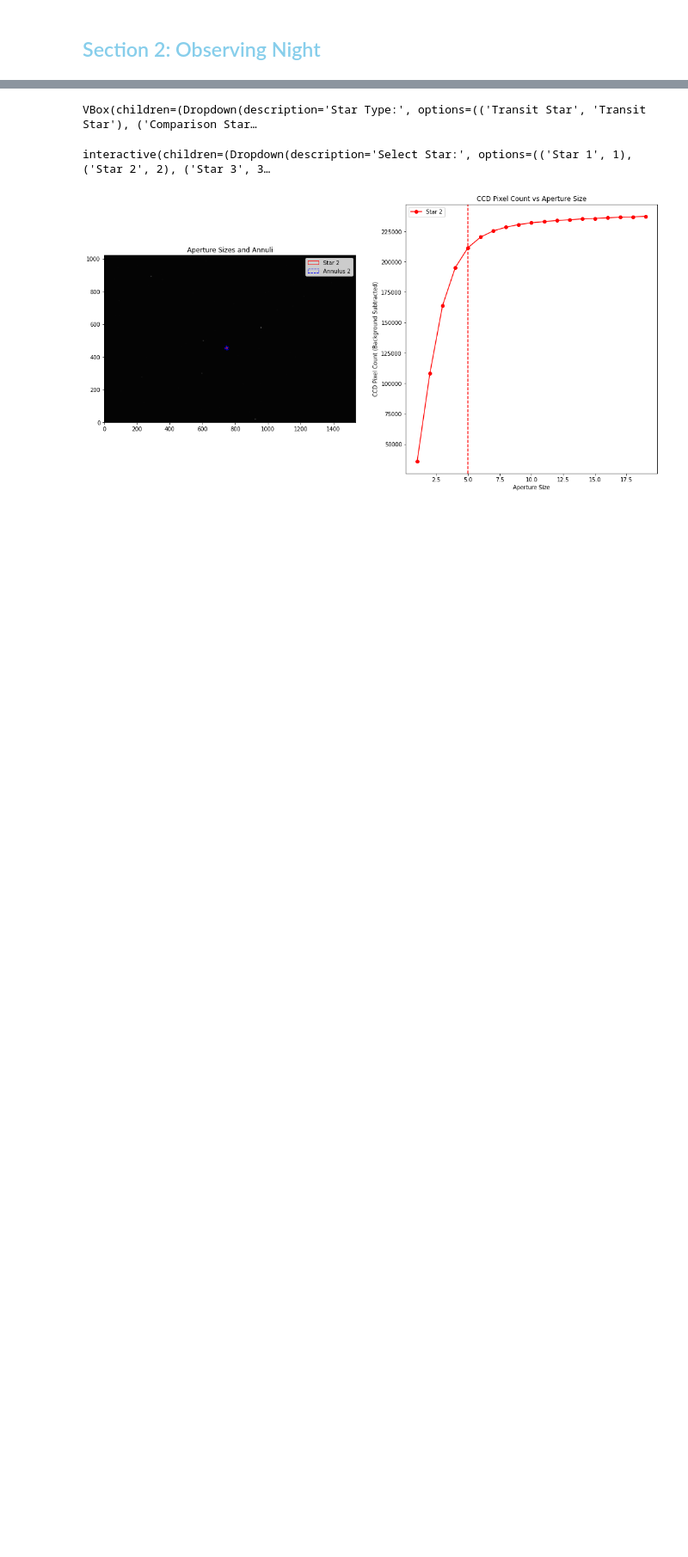
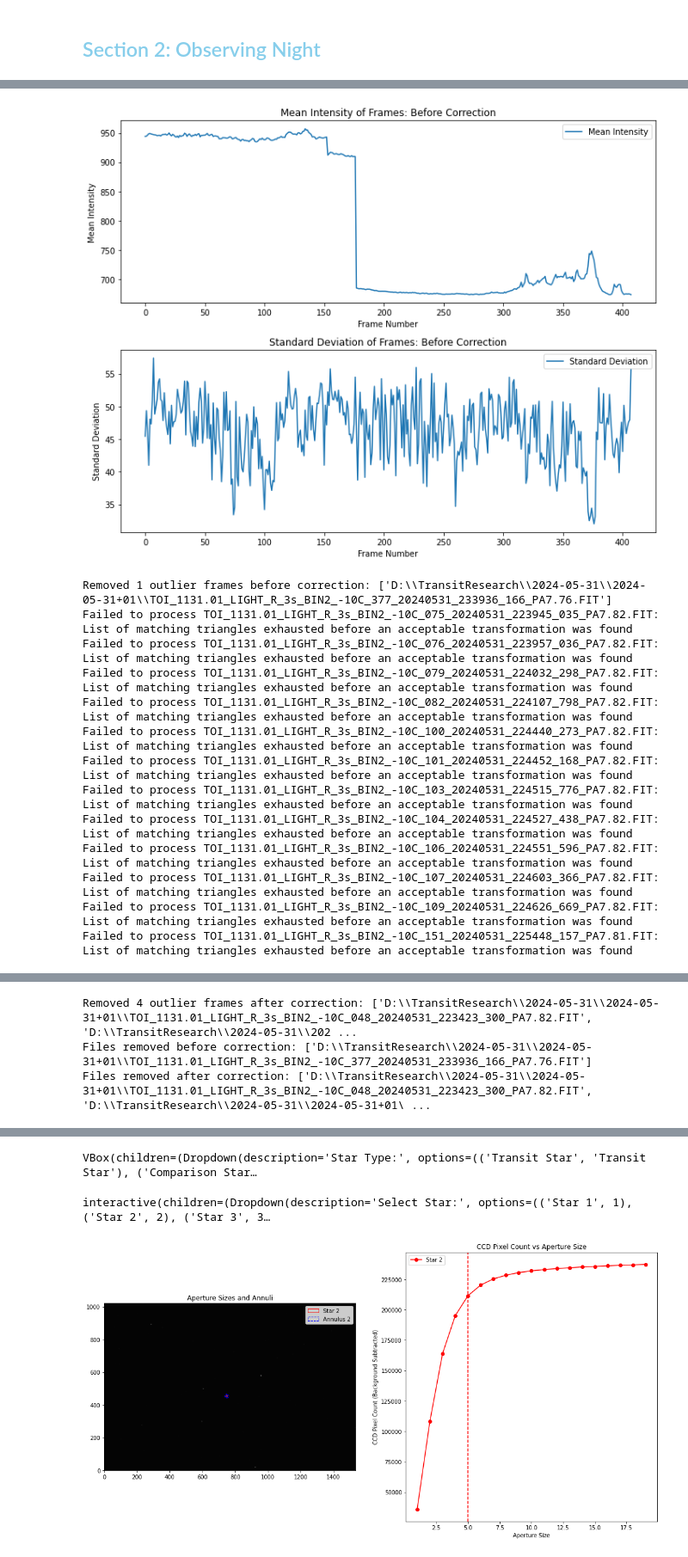
Before and after one commit to aidenweatherbee/ExoplanetTransitProcessing, a Jupyter notebook: TransitProcessing.ipynb, the cells around one changed output, grey strips where cells are left out. Shown at 86% size. Drawn from its saved outputs; the diff is of its cells as text; code cells hidden in the pictures; blank space fills up the shorter version.

```diff
--- a/TransitProcessing.ipynb
+++ b/TransitProcessing.ipynb
@@ -187,32 +193,48 @@ def calibrate_and_save_images(science_images, flat_images, bias_images, output_f
             corrected_ccd.data -= bkg.background
 
             if reference_image is not None:
                 realigned_data, _ = aa.register(corrected_ccd.data, reference_image.data)
                 corrected_ccd = CCDData(realigned_data, unit='adu', meta=science_ccd.meta)
 
             corrected_science_ccds.append(corrected_ccd)
 
             output_file = os.path.join(output_folder, os.path.basename(filename))
             fits.writeto(output_file, corrected_ccd.data, corrected_ccd.meta, overwrite=True)
         except Exception as e:
             print(f"Failed to process {os.path.basename(filename)}: {e}")
 
     # Plot statistics after correction
     plot_statistics(corrected_science_ccds, "After Correction")
 
     corrected_science_ccds, removed_indices_after = filter_outliers(corrected_science_ccds)
     removed_files_after = [science_images[i][1] for i in removed_indices_after]
     print(f"Removed {len(removed_indices_after)} outlier frames after correction: {removed_files_after}")
 
     return removed_files_before, removed_files_after
 
 # Example usage
 folder = "D:\\TransitResearch\\2024-05-31\\2024-05-31+01"
 flat_images = load_fits_images(folder, "FLAT_R")
 bias_images = load_fits_images(folder, "Bias")
-science_images = load_fits_images(folder, "HAT")
-output_folder = "D:\\TransitResearch\\2024-05-31\\calibrated_images"
+science_images = load_fits_images(folder, "TOI")
+#output_folder = "D:\\TransitResearch\\2024-05-31\\calibrated_images"
+output_folder = "D:\\TransitResearch\\2024-05-31\\calibrated_toi"
 
 removed_files_before, removed_files_after = calibrate_and_save_images(science_images, flat_images, bias_images, output_folder)
 print(f"Files removed before correction: {removed_files_before}")
 print(f"Files removed after correction: {removed_files_after}")
+# %% [output]
+[figure, added]
+Removed 1 outlier frames before correction: ['D:\\TransitResearch\\2024-05-31\\2024-05-31+01\\TOI_1131.01_LIGHT_R_3s_BIN2_-10C_377_20240531_233936_166_PA7.76.FIT']
+Failed to process TOI_1131.01_LIGHT_R_3s_BIN2_-10C_075_20240531_223945_035_PA7.82.FIT: List of matching triangles exhausted before an acceptable transformation was found
+Failed to process TOI_1131.01_LIGHT_R_3s_BIN2_-10C_076_20240531_223957_036_PA7.82.FIT: List of matching triangles exhausted before an acceptable transformation was found
+Failed to process TOI_1131.01_LIGHT_R_3s_BIN2_-10C_079_20240531_224032_298_PA7.82.FIT: List of matching triangles exhausted before an acceptable transformation was found
+Failed to process TOI_1131.01_LIGHT_R_3s_BIN2_-10C_082_20240531_224107_798_PA7.82.FIT: List of matching triangles exhausted before an acceptable transformation was found
+Failed to process TOI_1131.01_LIGHT_R_3s_BIN2_-10C_100_20240531_224440_273_PA7.82.FIT: List of matching triangles exhausted before an acceptable transformation was found
+Failed to process TOI_1131.01_LIGHT_R_3s_BIN2_-10C_101_20240531_224452_168_PA7.82.FIT: List of matching triangles exhausted before an acceptable transformation was found
+Failed to process TOI_1131.01_LIGHT_R_3s_BIN2_-10C_103_20240531_224515_776_PA7.82.FIT: List of matching triangles exhausted before an acceptable transformation was found
+Failed to process TOI_1131.01_LIGHT_R_3s_BIN2_-10C_104_20240531_224527_438_PA7.82.FIT: List of matching triangles exhausted before an acceptable transformation was found
+Failed to process TOI_1131.01_LIGHT_R_3s_BIN2_-10C_106_20240531_224551_596_PA7.82.FIT: List of matching triangles exhausted before an acceptable transformation was found
+Failed to process TOI_1131.01_LIGHT_R_3s_BIN2_-10C_107_20240531_224603_366_PA7.82.FIT: List of matching triangles exhausted before an acceptable transformation was found
+Failed to process TOI_1131.01_LIGHT_R_3s_BIN2_-10C_109_20240531_224626_669_PA7.82.FIT: List of matching triangles exhausted before an acceptable transformation was found
+Failed to process TOI_1131.01_LIGHT_R_3s_BIN2_-10C_151_20240531_225448_157_PA7.81.FIT: List of matching triangles exhausted before an acceptable transformation was found
@@ -219,3 +242,6 @@ print(f"Files removed after correction: {removed_files_after}")
+Removed 4 outlier frames after correction: ['D:\\TransitResearch\\2024-05-31\\2024-05-31+01\\TOI_1131.01_LIGHT_R_3s_BIN2_-10C_048_20240531_223423_300_PA7.82.FIT', 'D:\\TransitResearch\\2024-05-31\\202 ...
+Files removed before correction: ['D:\\TransitResearch\\2024-05-31\\2024-05-31+01\\TOI_1131.01_LIGHT_R_3s_BIN2_-10C_377_20240531_233936_166_PA7.76.FIT']
+Files removed after correction: ['D:\\TransitResearch\\2024-05-31\\2024-05-31+01\\TOI_1131.01_LIGHT_R_3s_BIN2_-10C_048_20240531_223423_300_PA7.82.FIT', 'D:\\TransitResearch\\2024-05-31\\2024-05-31+01\ ...
 # %% [markdown]
 <h2 style="color: skyblue;" id="Aperture-Test">Section 4: Aperture Test</h2>
 <p>
```
Also changed, not shown: parts of 6 cells of this notebook, 1 other file.
